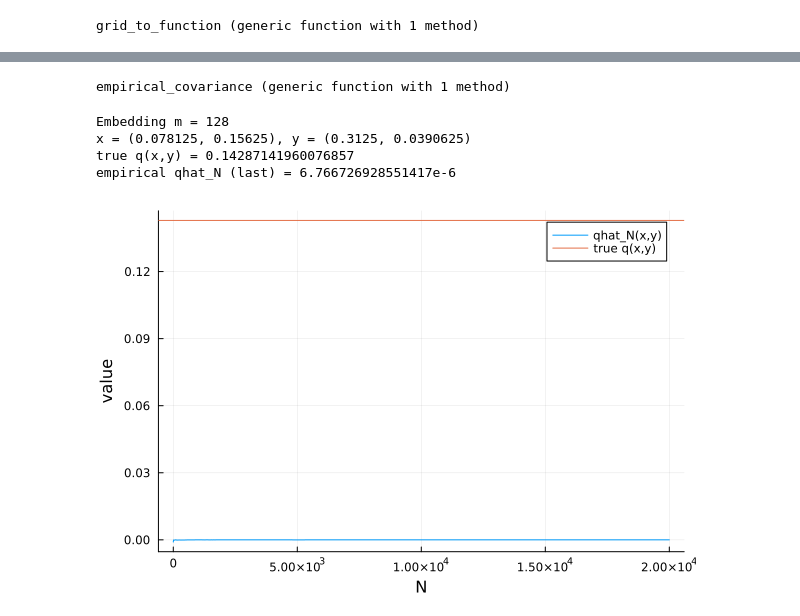
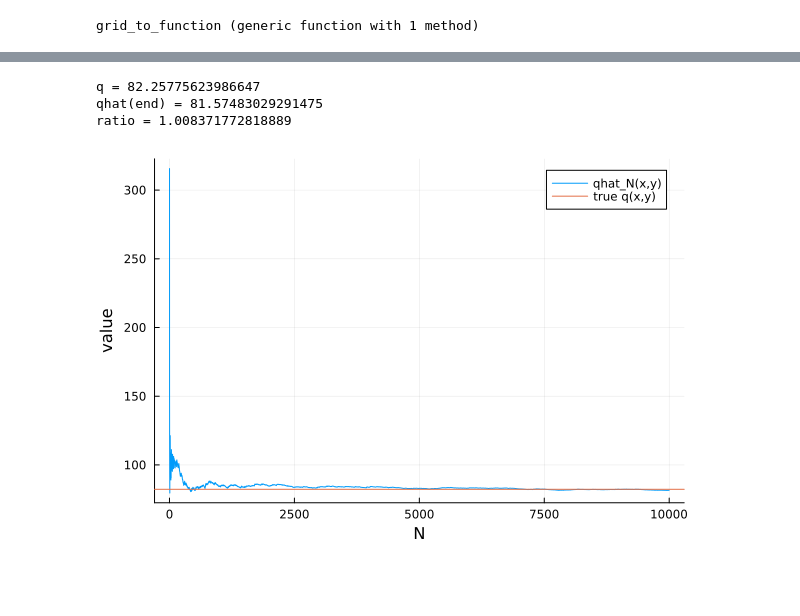
Before and after one commit to abbe-snabb/examensarbete-simulering-stokastisk-vagekvation, a Jupyter notebook: work/circulantembedding.ipynb, the cells around one changed output, grey strips where cells are left out. Drawn from its saved outputs; the diff is of its cells as text; code cells hidden in the pictures; blank space fills up the shorter version.

```diff
--- a/work/circulantembedding.ipynb
+++ b/work/circulantembedding.ipynb
@@ -167,63 +204,23 @@ Info    : Done meshing 2D (Wall 0.0722266s, CPU 0.072205s)
 Info    : 4225 nodes 8452 elements
 (["random_field.vtu"],)
-# %%
-function q_true(m0, v, p, x_idx, y_idx)
-    ix, iy = x_idx
-    jx, jy = y_idx
-    x = (ix/m0, iy/m0)
-    y = (jx/m0, jy/m0)
-    return v^2 * exp(-p * sqrt((x[1]-y[1])^2 + (x[2]-y[2])^2))
-end
-
-function empirical_covariance(m0, v, p; N=5000, x_idx=(10,20), y_idx=(40,5), seed=1)
-    rng = MersenneTwister(seed)
-
-    m, λ = algorithm1(m0, v, p)
-
-    ix, iy = x_idx
-    jx, jy = y_idx
-
-    sx = 0.0
-    sy = 0.0
-    sxy = 0.0
-
-    for n in 1:N
-        Z = algorithm2(m0, m, λ; rng=rng)
-        X = Z[ix+1, iy+1]
-        Y = Z[jx+1, jy+1]
-
-        sx += X
-        sy += Y
-        sxy += X*Y
-    end
-
-    mx = sx/N
-    my = sy/N
-    cov = sxy/N - mx*my
-    return cov, m
-end
-# %% [output]
-empirical_covariance (generic function with 1 method)
 # %%
-m0 = 128
 v  = 10.0
 p  = 25.0
+ρ(dx,dy) = v^2 * exp(-p * sqrt(dx^2 + dy^2))
 
-running, q, x, y, m = check_covariance_convergence_fast(m0, v, p; N=20000, x_idx=(10,20), y_idx=(40,5))
-println("Embedding m = $m")
-println("x = $x, y = $y")
-println("true q(x,y) = $q")
-println("empirical qhat_N (last) = $(running[end])")
+m0 = 128
+running, q, x, y, m = check_covariance_convergence(m0, v, p; N=10000, x_idx=(10,20), y_idx=(11,20))
+
+println("q = ", q)
+println("qhat(end) = ", running[end])
+println("ratio = ", q / running[end])
+
+plot(running, label="qhat_N(x,y)")
+hline!([q], label="true q(x,y)")
+xlabel!("N")
+ylabel!("value")
 # %% [output]
-Embedding m = 128
-x = (0.078125, 0.15625), y = (0.3125, 0.0390625)
-true q(x,y) = 0.14287141960076857
-empirical qhat_N (last) = 6.766726928551417e-6
+q = 82.25775623986647
+qhat(end) = 81.57483029291475
+ratio = 1.008371772818889
+[figure, added]
-# %%
-using Plots
-plot(running, label="qhat_N(x,y)")
-hline!([q], label="true q(x,y)")
-xlabel!("N")
-ylabel!("value")
-# %% [output]
-[figure, removed]
```
Also changed, not shown: parts of 3 cells of this notebook, 1 other file.
